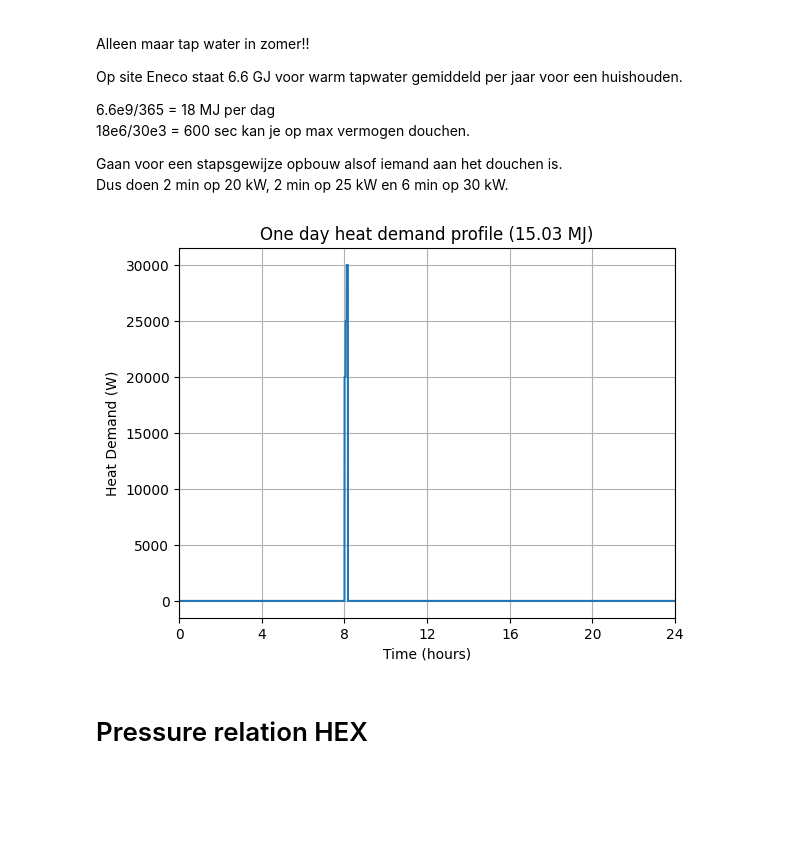
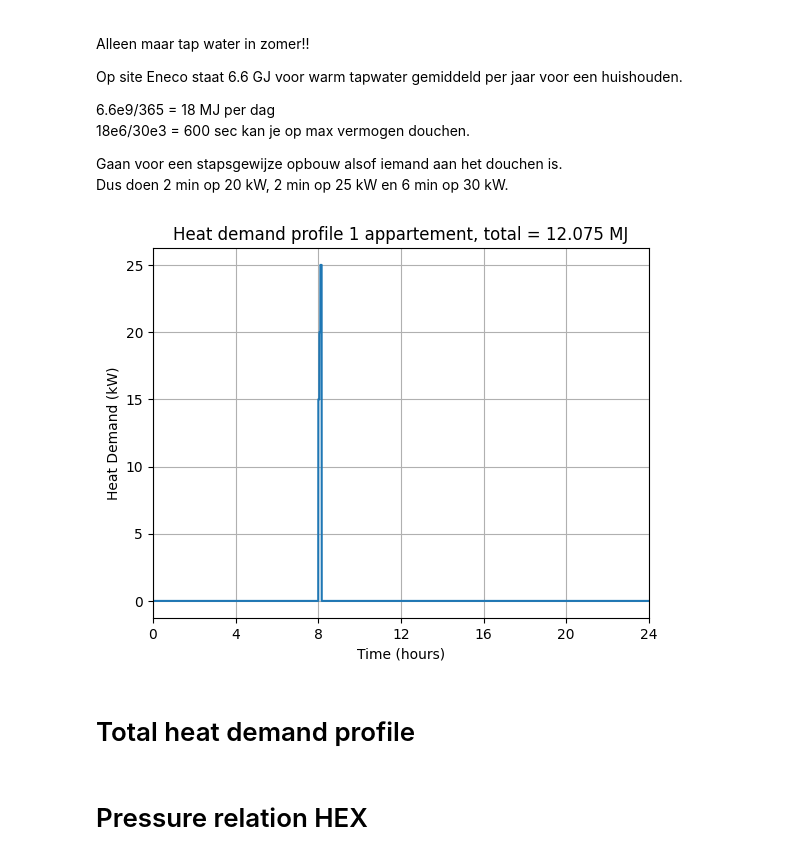
Before and after one commit to Pietervb2/thesis, a Jupyter notebook: obtain_realistic parameters.ipynb, the cells around one changed output. Cells and saved outputs as stored; diff of their text form; code cells hidden in the pictures; blank space fills up the shorter version.

```diff
--- a/obtain_realistic parameters.ipynb
+++ b/obtain_realistic parameters.ipynb
@@ -127,39 +127,41 @@ Dus doen 2 min op 20 kW, 2 min op 25 kW en 6 min op 30 kW.
 # %%
 # Tijdas
 t = np.linspace(0, 24*3600, 24*3600)
 
 # Stapintervallen
 t1_start, t1_end = 8*3600, 8.05*3600
 t2_start, t2_end = t1_end, 8.1*3600
 t3_start, t3_end = t2_end, 8.164*3600
 
 # Hoogtes van de stappen
 h1, h2, h3 = 1.0, 2.0, 3.0
 
 # Signaal (overal nul)
 y = np.zeros_like(t)
 
 # Drie blockgolven naast elkaar
-y[(t >= t1_start) & (t < t1_end)] = 20e3
-y[(t >= t2_start) & (t < t2_end)] = 25e3
-y[(t >= t3_start) & (t < t3_end)] = 30e3
+y[(t >= t1_start) & (t < t1_end)] = 15
+y[(t >= t2_start) & (t < t2_end)] = 20
+y[(t >= t3_start) & (t < t3_end)] = 25
 
 
 plt.plot(t, y)
-plt.title(f"One day heat demand profile ({round(np.trapz(y, t)/1e6,3)} MJ)")
+plt.title(f"Heat demand profile 1 appartement, total = {round(np.trapz(y, t)/1e3,3)} MJ")
 plt.xlabel("Time (hours)")
-plt.ylabel("Heat Demand (W)")
+plt.ylabel("Heat Demand (kW)")
 
 ax = plt.gca()
 ax.set_xlim(0, 24 * 3600)  # limits in seconds
 ticks_seconds = np.arange(0, 25, 4) * 3600
 ax.set_xticks(ticks_seconds)
 ax.set_xticklabels([f'{int(h)}' for h in np.arange(0, 25, 4)])
 
 plt.grid()
 plt.show()
 # %% [output]
-[figure, old version]
+[figure, new version]
+# %% [markdown]
+# Total heat demand profile
 # %% [markdown]
 # Pressure relation HEX
 # %%
```
Also changed, not shown: parts of 4 cells of this notebook, 7 other files.
